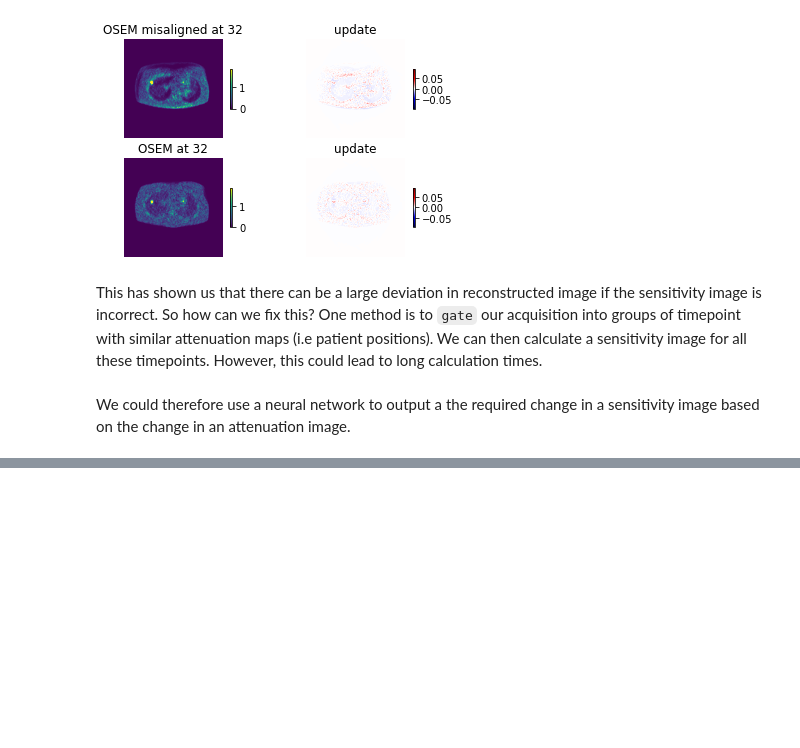
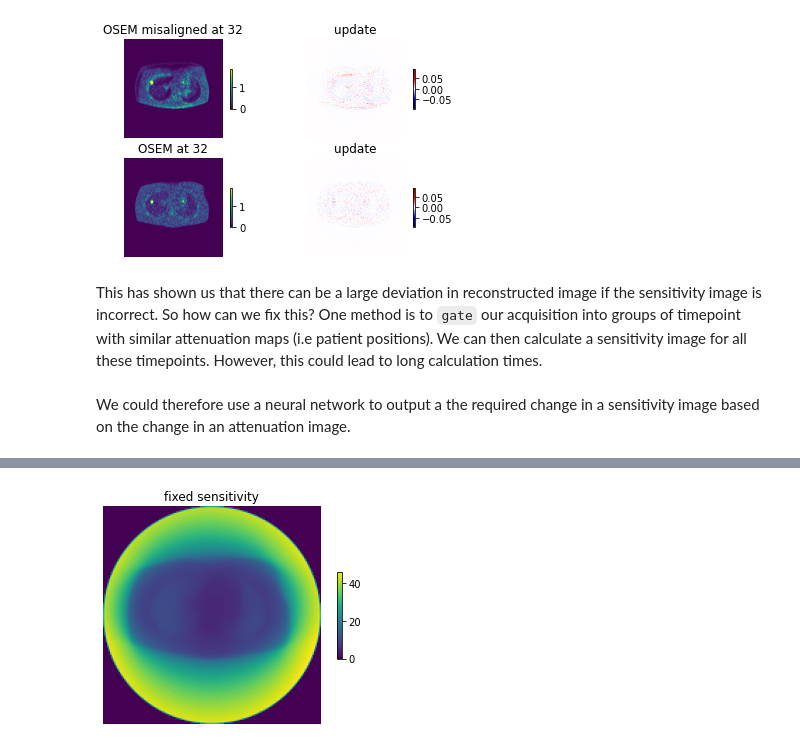
Before and after one commit to wqucap/SIRF-Exercises, a Jupyter notebook: notebooks/PET_sensitivity/ML_reconstruction.ipynb, the cells around one changed output, grey strips where cells are left out. Cells and saved outputs as stored; diff of their text form; code cells hidden in the pictures; blank space fills up the shorter version.

```diff
--- a/notebooks/PET_sensitivity/ML_reconstruction.ipynb
+++ b/notebooks/PET_sensitivity/ML_reconstruction.ipynb
@@ -591,0 +783,4 @@ tensor([[[[0.1176, 0.1176, 0.1176,  ..., 0.1280, 0.1038, 0.1038],
+# %%
+plot_2d_image([1,1,1],sens_image.as_array()[0,:,:], "fixed sensitivity")
+# %% [output]
+[figure, added]
```
Also changed, not shown: parts of 34 cells of this notebook, 6 other files.
